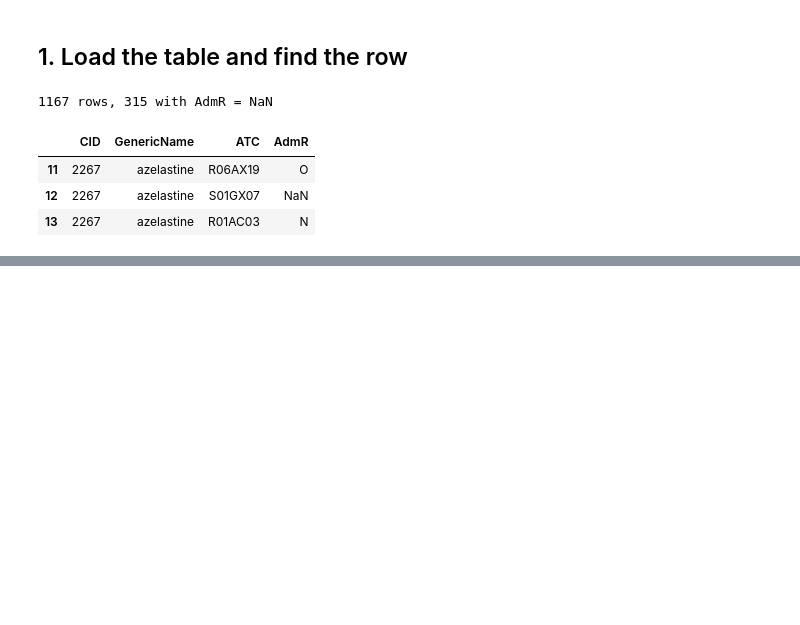
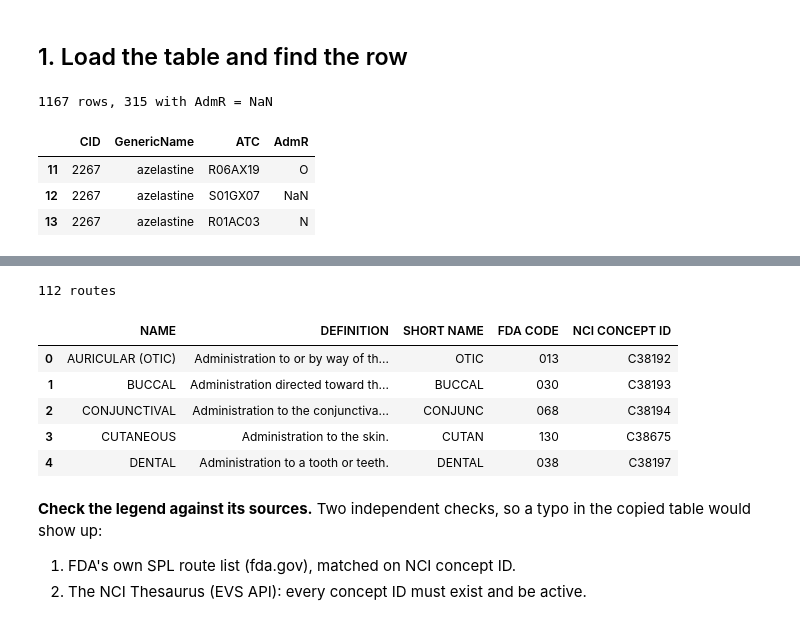
Before and after one commit to DhruvMenon2003/drug-toxicity-qsar-prediction, a Jupyter notebook: curation/admr_fill_one_drug.ipynb, the cells around one changed output, grey strips where cells are left out. Drawn from its saved outputs; the diff is of its cells as text; code cells hidden in the pictures; blank space fills up the shorter version.

```diff
--- a/curation/admr_fill_one_drug.ipynb
+++ b/curation/admr_fill_one_drug.ipynb
@@ -222,0 +57,18 @@ out
+# %%
+legend = pd.read_csv(LEGEND, dtype=str, keep_default_na=False)
+assert legend["NCI CONCEPT ID"].is_unique and legend["FDA CODE"].is_unique
+print(len(legend), "routes")
+legend.head()
+# %% [output]
+112 routes
+|  | NAME | DEFINITION | SHORT NAME | FDA CODE | NCI CONCEPT ID |
+| 0 | AURICULAR (OTIC) | Administration to or by way of th... | OTIC | 013 | C38192 |
+| 1 | BUCCAL | Administration directed toward th... | BUCCAL | 030 | C38193 |
+| 2 | CONJUNCTIVAL | Administration to the conjunctiva... | CONJUNC | 068 | C38194 |
+| 3 | CUTANEOUS | Administration to the skin. | CUTAN | 130 | C38675 |
+| 4 | DENTAL | Administration to a tooth or teeth. | DENTAL | 038 | C38197 |
+# %% [markdown]
+**Check the legend against its sources.** Two independent checks, so a typo in the copied table would show up:
+
+1. FDA's own SPL route list (fda.gov), matched on NCI concept ID.
+2. The NCI Thesaurus (EVS API): every concept ID must exist and be active.
```
Also changed, not shown: parts of 37 cells of this notebook, 59 other files.
